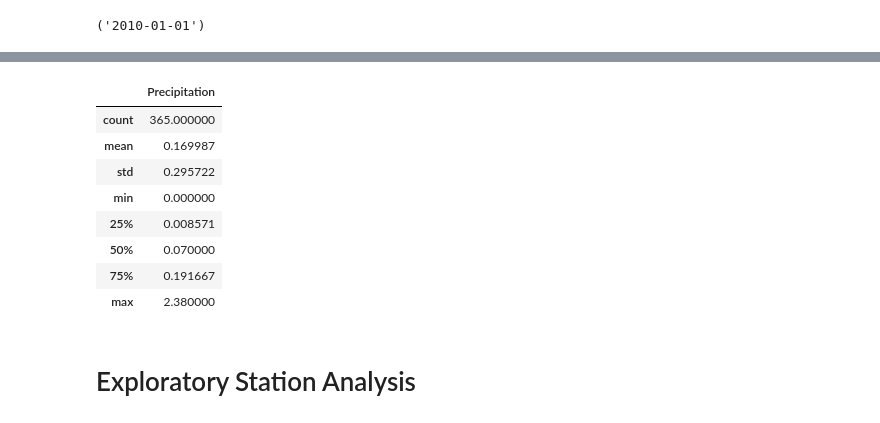
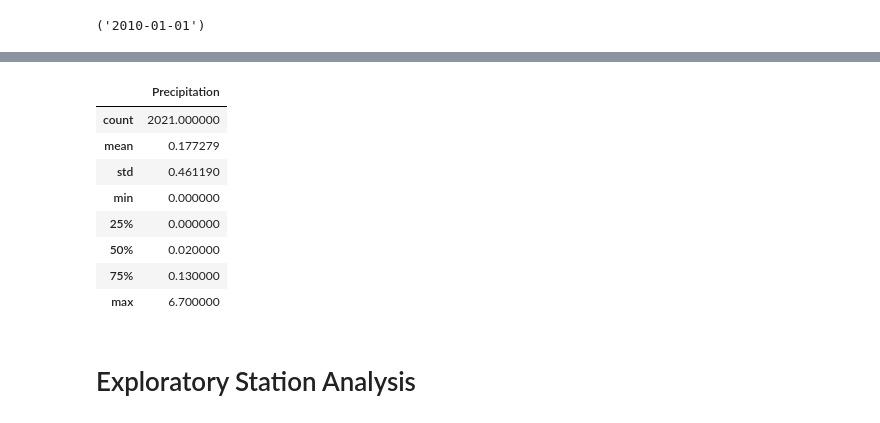
Before and after one commit to c-kleerun/sqlalchemy-challenge, a Jupyter notebook: climate.ipynb, the cells around one changed output, grey strips where cells are left out. Cells and saved outputs as stored; diff of their text form; code cells hidden in the pictures.

```diff
--- a/climate.ipynb
+++ b/climate.ipynb
@@ -48,30 +48,26 @@ session.query(measurement.date).order_by(measurement.date).first()
 latest_date = session.query(measurement.date).order_by(measurement.date.desc()).first().date
 
 # Calculate the date one year from the last date in data set.
-year = dt.datetime.strptime(latest_date, '%Y-%m-%d') - dt.timedelta(days=365)
+year = dt.date(2017,8,23) - dt.timedelta(days=365)
 year
 
 # Perform a query to retrieve the data and precipitation scores
-# CHECK, using func.avg??
-p_year = session.query(measurement.date, func.avg(measurement.prcp)).\
-                filter(measurement.date >= year).\
-                group_by(measurement.date).all()
+p_year = session.query(measurement.date, (measurement.prcp)).\
+                filter(measurement.date >= year).all()
 p_year
 
 # Save the query results as a Pandas DataFrame and set the index to the date column
 precipitation = pd.DataFrame(p_year, columns=['Date', 'Precipitation'])
-precipitation_df = precipitation.set_index('Date')
-precipitation_df
+precipitation['Date'] = pd.to_datetime(precipitation['Date'])
+# precipitation= precipitation.set_index('Date')
+precipitation.dtypes
 
 # Sort the dataframe by date
-precipitation_sorted = precipitation_df.sort_values(by=['Date'])
-precipitation_sorted
+precipitation_sorted = precipitation.sort_values(by=['Date'])
+precipitation_sorted.dtypes
 
 # Use Pandas Plotting with Matplotlib to plot the data
-precipitation_sorted.plot(kind='bar', width=3, figsize=(12,8), grid=True)
-plt.locator_params(axis='x', nbins=9)
-
-plt.xticks(rotation = 'vertical')
+precipitation_sorted.plot(x='Date', y='Precipitation', rot=90)
 
 plt.title("Precipitation from 8/23/2016 - 8/23/2017")
 plt.xlabel("Date")
@@ -83,18 +79,18 @@ plt.show()
 <Figure size 3600x720 with 0 Axes>
 # %%
 # Use Pandas to calcualte the summary statistics for the precipitation data
-df = precipitation_df.describe()
+df = precipitation.describe()
 df
 # %% [output]
 |  | Precipitation |
-| count | 365.000000 |
-| mean | 0.169987 |
-| std | 0.295722 |
+| count | 2021.000000 |
+| mean | 0.177279 |
+| std | 0.461190 |
 | min | 0.000000 |
-| 25% | 0.008571 |
-| 50% | 0.070000 |
-| 75% | 0.191667 |
-| max | 2.380000 |
+| 25% | 0.000000 |
+| 50% | 0.020000 |
+| 75% | 0.130000 |
+| max | 6.700000 |
 # %% [markdown]
 # Exploratory Station Analysis
 # %%
```
Also changed, not shown: parts of 3 cells of this notebook.
